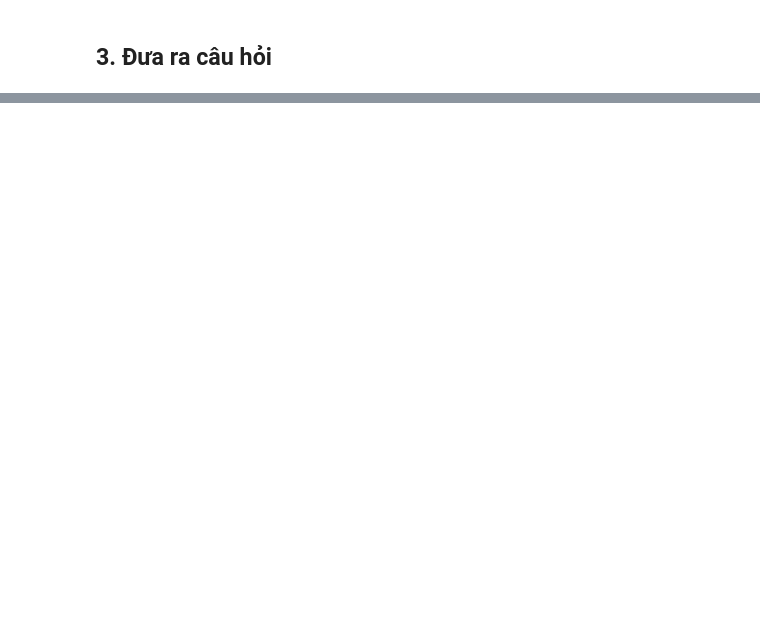
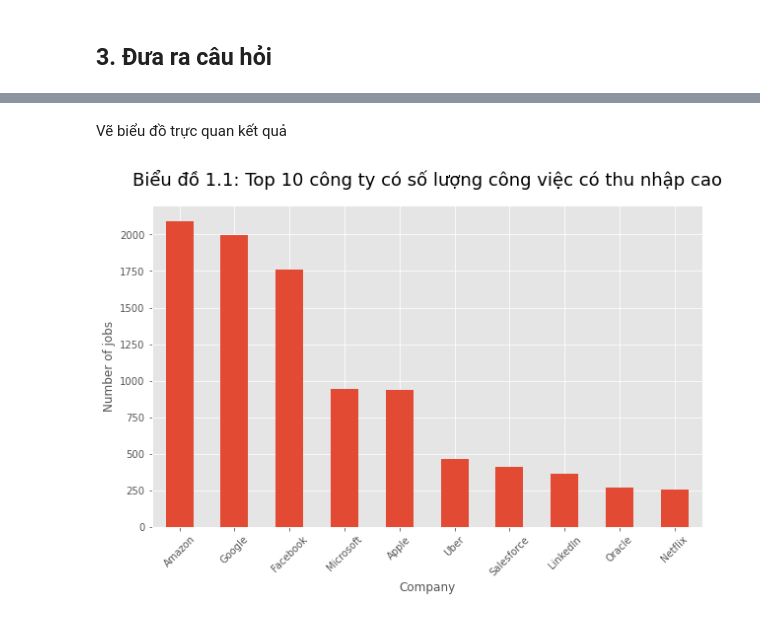
Before and after one commit to TanThinNguyen/P4DS-final-project, a Jupyter notebook: notebook.ipynb, the cells around one changed output, grey strips where cells are left out. Saved outputs shown, nothing was run; the diff lists cells and outputs as text; code cells hidden in the pictures; blank space fills up the shorter version.

```diff
--- a/notebook.ipynb
+++ b/notebook.ipynb
@@ -266,2 +257,4 @@ salary_df = salary_df[salary_df.gender!='Title: Senior Software Engineer']
+# %%
+salary_df.drop(index=11010, inplace=True)
 # %% [markdown]
 ##  3. Đưa ra câu hỏi
@@ -608,0 +273,5 @@ Text(0, 0.5, 'Ratio')
+# %%
+salary_df = salary_df.sort_values('timestamp')
+salary_df['year'] = salary_df['timestamp'].dt.year
+salary_df['month'] = salary_df['timestamp'].dt.month
+salary_df['yearmonth'] = salary_df['timestamp'].dt.to_period('M')
@@ -608,0 +317,3 @@ Text(0, 0.5, 'Ratio')
+# %%
+threshold = salary_df['totalyearlycompensation'].quantile(0.75)
+df_filtered = salary_df[salary_df['totalyearlycompensation'] >= threshold]
@@ -608,0 +324,4 @@ Text(0, 0.5, 'Ratio')
+# %%
+df = df_filtered.groupby('company').size().sort_values(ascending=False)
+top_company = df.index.values[:10]
+df.head(10)
@@ -608,0 +341,10 @@ Text(0, 0.5, 'Ratio')
+# %% [markdown]
+Vẽ biểu đồ trực quan kết quả
+# %%
+df.iloc[:10].plot.bar(figsize=(10, 6))
+plt.xlabel('Company')
+plt.ylabel('Number of jobs')
+plt.xticks(rotation=45)
+plt.title('Biểu đồ 1.1: Top 10 công ty có số lượng công việc có thu nhập cao', fontsize=18, pad=20);
+# %% [output]
+[figure, added]
```
Also changed, not shown: parts of 110 cells of this notebook.
